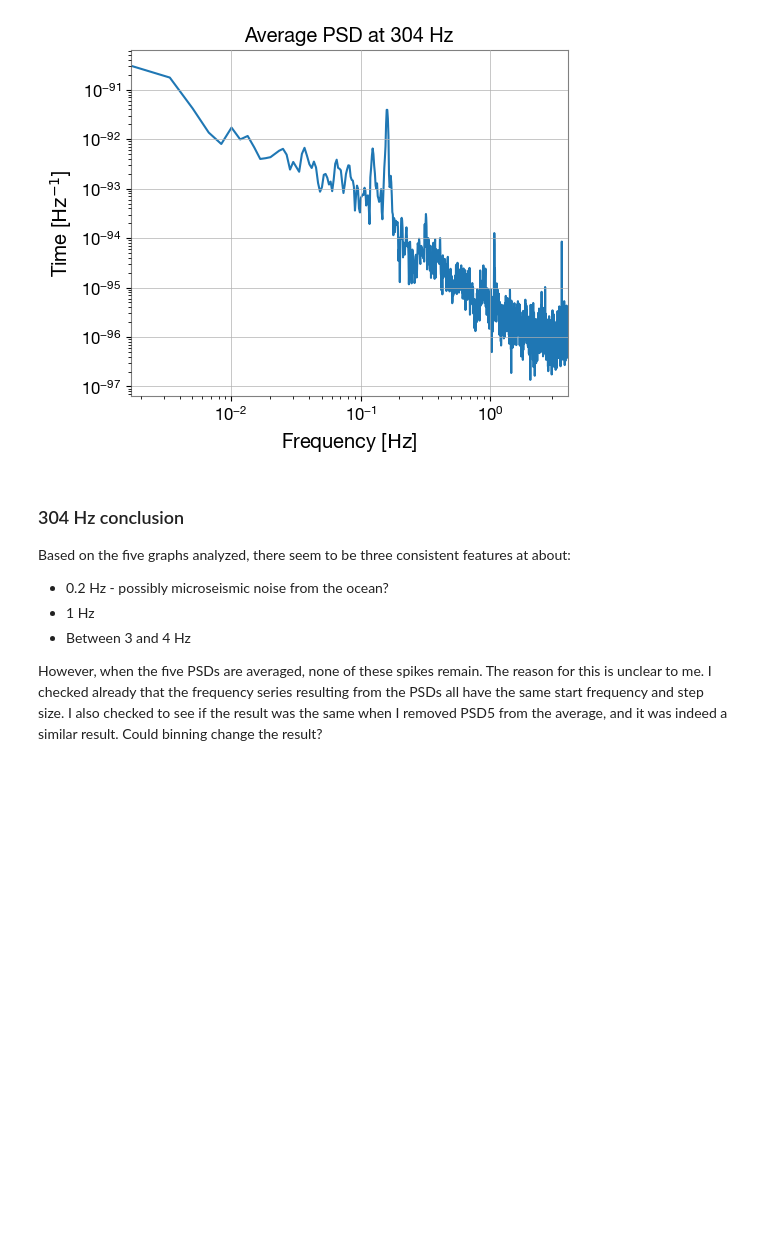
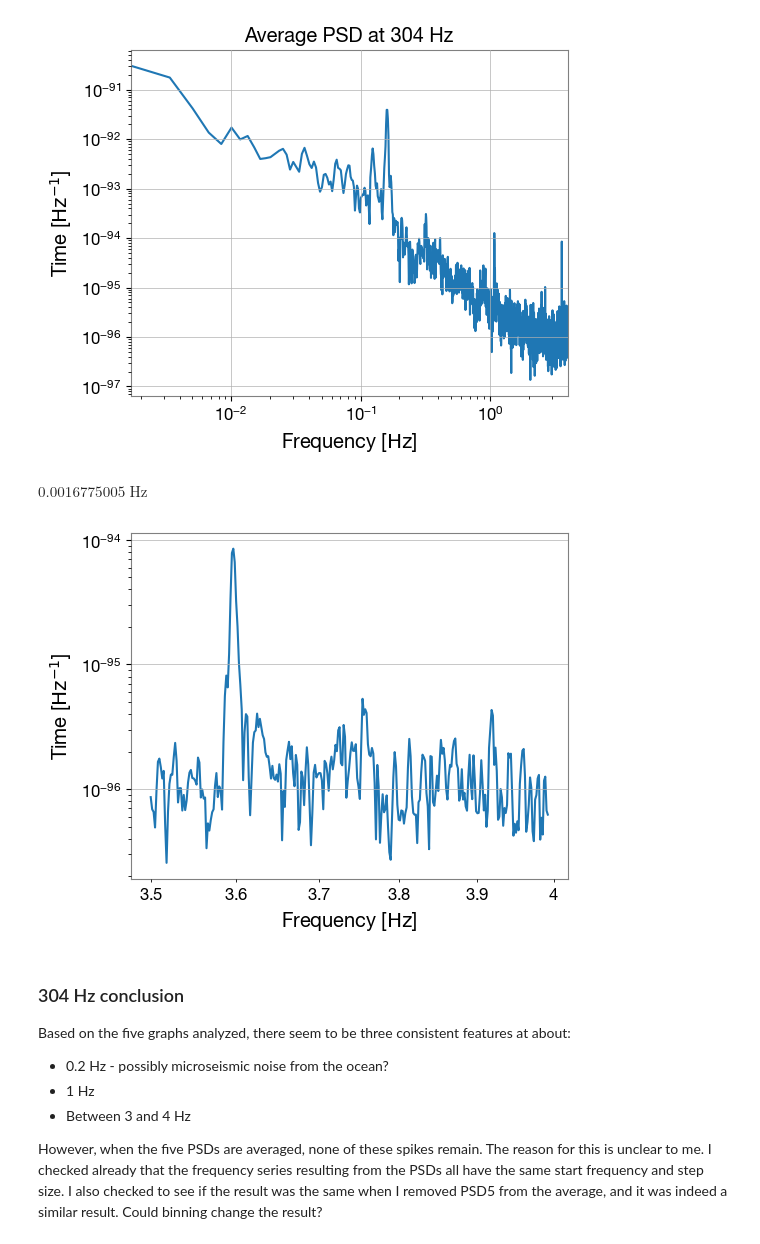
Before and after one commit to atcupps/GWInRP, a Jupyter notebook: freq_slice/more_adjacent_slices.ipynb, the cells around one changed output. Cells and saved outputs as stored; diff of their text form; code cells hidden in the pictures; blank space fills up the shorter version.

```diff
--- a/freq_slice/more_adjacent_slices.ipynb
+++ b/freq_slice/more_adjacent_slices.ipynb
@@ -105,6 +105,15 @@ ax.set_title('Average PSD at 304 Hz')
 plot.show()
 # %% [output]
 [figure]
+# %%
+cropped = avgPSD.crop(3.5, 4)
+plot = cropped.plot()
+plot.show()
+index = np.argmax(cropped)
+cropped.frequencies[index]
+# %% [output]
+$0.0016775005 \; \mathrm{Hz}$
+[figure, added]
 # %% [markdown]
 ### 304 Hz conclusion
 
```
Also changed, not shown: 4 other files.
